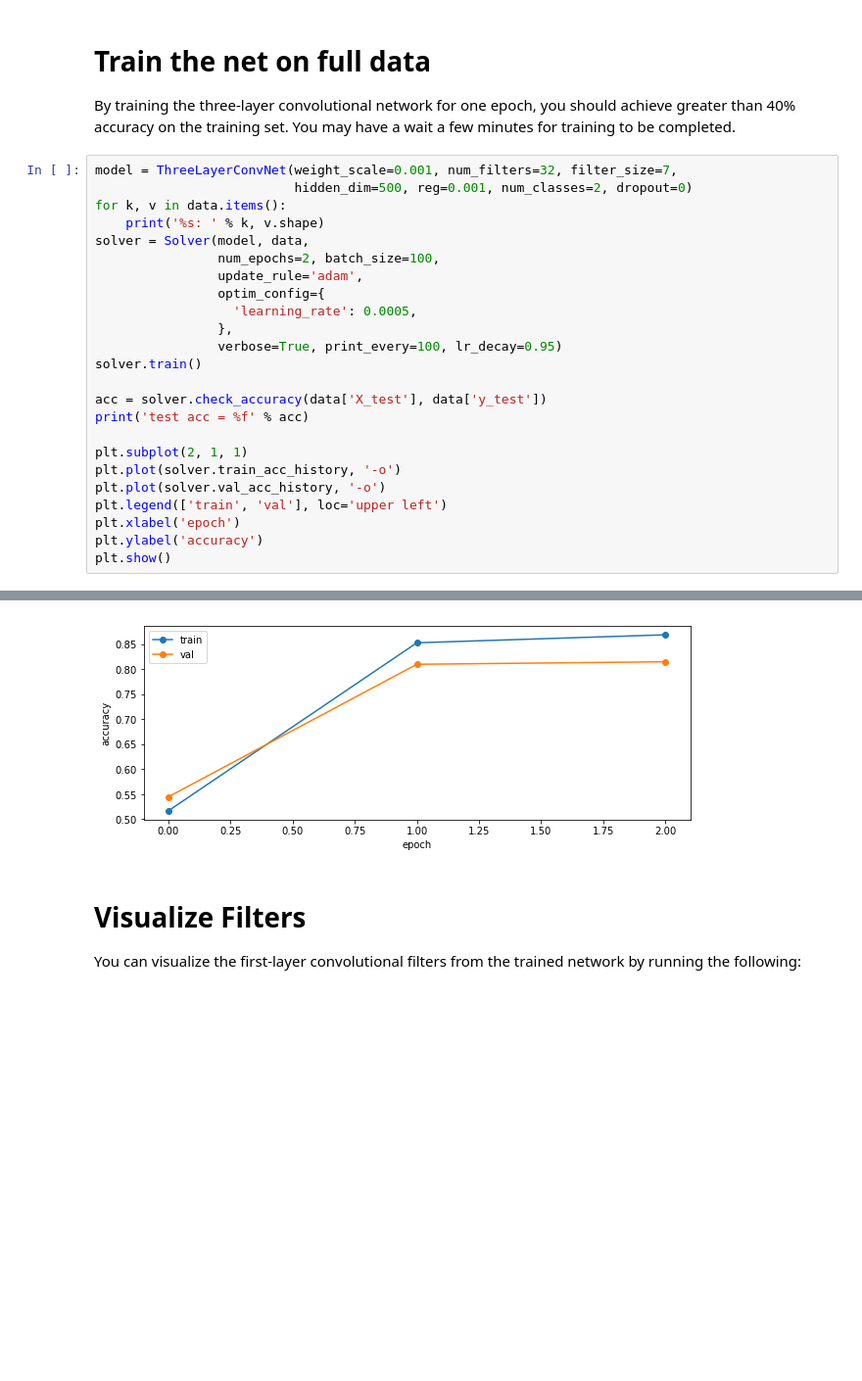
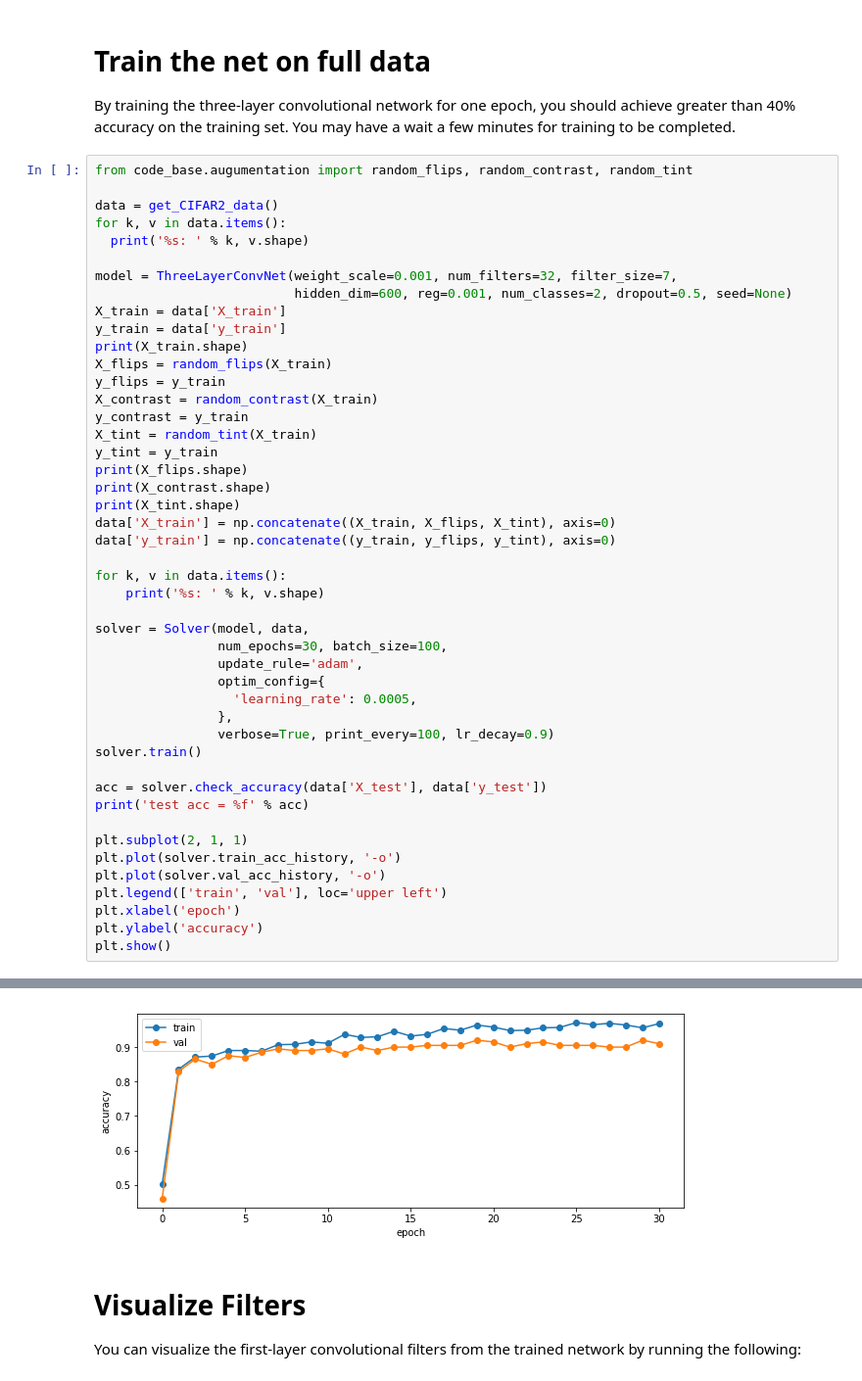
Before and after one commit to Nuomisu/cs5242, a Jupyter notebook: assignment2/CS5242_Assignment_2.ipynb, the cells around one changed output, grey strips where cells are left out. Shown at 98% size. Cells and saved outputs as stored; diff of their text form; blank space fills up the shorter version.

```diff
--- a/assignment2/CS5242_Assignment_2.ipynb
+++ b/assignment2/CS5242_Assignment_2.ipynb
@@ -532,17 +544,39 @@ plt.show()
 # Train the net on full data
 By training the three-layer convolutional network for one epoch, you should achieve greater than 40% accuracy on the training set. You may have a wait a few minutes for training to be completed.
 # %%
+from code_base.augumentation import random_flips, random_contrast, random_tint
+
+data = get_CIFAR2_data()
+for k, v in data.items():
+  print('%s: ' % k, v.shape)
+
 model = ThreeLayerConvNet(weight_scale=0.001, num_filters=32, filter_size=7,
-                          hidden_dim=500, reg=0.001, num_classes=2, dropout=0)
+                          hidden_dim=600, reg=0.001, num_classes=2, dropout=0.5, seed=None)
+X_train = data['X_train']
+y_train = data['y_train']
+print(X_train.shape)
+X_flips = random_flips(X_train)
+y_flips = y_train
+X_contrast = random_contrast(X_train)
+y_contrast = y_train
+X_tint = random_tint(X_train)
+y_tint = y_train
+print(X_flips.shape)
+print(X_contrast.shape)
+print(X_tint.shape)
+data['X_train'] = np.concatenate((X_train, X_flips, X_tint), axis=0)
+data['y_train'] = np.concatenate((y_train, y_flips, y_tint), axis=0)
+
 for k, v in data.items():
     print('%s: ' % k, v.shape)
+
 solver = Solver(model, data,
-                num_epochs=2, batch_size=100,
+                num_epochs=30, batch_size=100,
                 update_rule='adam',
                 optim_config={
                   'learning_rate': 0.0005,
                 },
-                verbose=True, print_every=100, lr_decay=0.95)
+                verbose=True, print_every=100, lr_decay=0.9)
 solver.train()
 
 acc = solver.check_accuracy(data['X_test'], data['y_test'])
@@ -571,4 +610,4 @@ test acc = 0.856500
-[figure, old version]
+[figure, new version]
 # %% [markdown]
 # Visualize Filters
 You can visualize the first-layer convolutional filters from the trained network by running the following:
```
Also changed, not shown: parts of 3 cells of this notebook, 16 other files.
